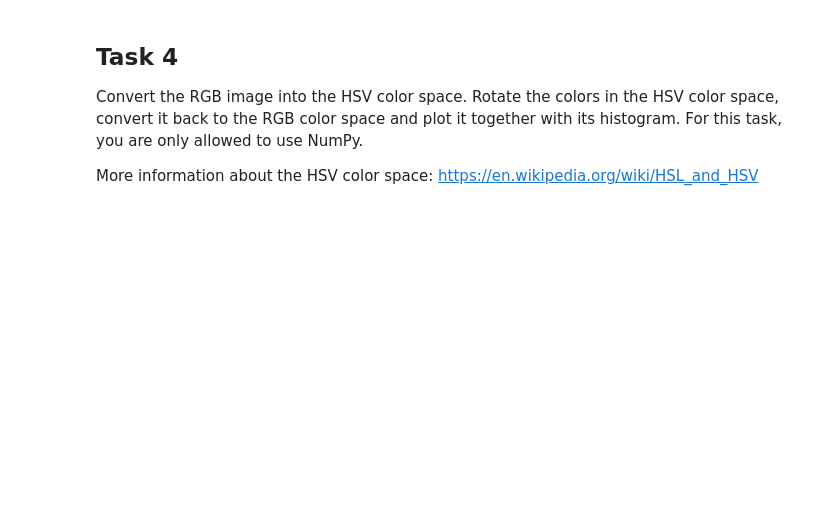
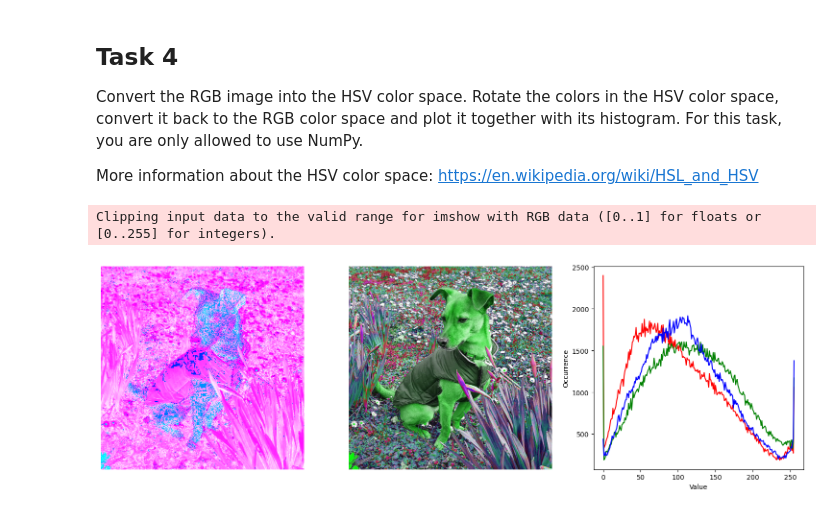
Before and after one commit to vislearn/3dcv-students, a Jupyter notebook: 1.0-tl-scientific-python.ipynb, the cells around one changed output. Drawn from its saved outputs; the diff is of its cells as text; code cells hidden in the pictures; blank space fills up the shorter version.

```diff
--- a/1.0-tl-scientific-python.ipynb
+++ b/1.0-tl-scientific-python.ipynb
@@ -168,14 +280,30 @@ def hsv2rgb(image):
 # %%
 # Change the color space from rgb to hsv and plot it
 image_hsv = rgb2hsv(image)
+# plot image
+fig, axes = plt.subplots(1, 3, figsize=(15, 5))
+axes[0].imshow(image_hsv)
+axes[0].axis("off")
 
-# TODO: plot image
+# Rotate the colors in hsv color space
+image_hsv[:,:,0] = (image_hsv[:,:,0] + 120) % 360
 
+# Now, convert it back from HSV to RGB and plot it
+image_rgb = hsv2rgb(image_hsv)
+axes[1].imshow(image_rgb)
+axes[1].axis("off")
 
-# TODO: Rotate the colors in hsv color space
-
-
-# TODO: Now, convert it back from HSV to RGB and plot it
-
-
-# TODO: Plot the color histogram of the inverted rgb image
+# Plot the color histogram of the inverted rgb image
+red_histogram, _ = skimage.exposure.histogram(image_rgb[:,:,0])
+green_histogram, _ = skimage.exposure.histogram(image_rgb[:,:,1])
+blue_histogram, _ = skimage.exposure.histogram(image_rgb[:,:,2])
+axes[2].plot(red_histogram, color='red')
+axes[2].plot(green_histogram, color='green')
+axes[2].plot(blue_histogram, color='blue')
+axes[2].set_xlabel("Value")
+axes[2].set_ylabel("Occurrence")
+plt.tight_layout()
+plt.show()
+# %% [output]
+Clipping input data to the valid range for imshow with RGB data ([0..1] for floats or [0..255] for integers).
+[figure, added]
```
Also changed, not shown: parts of 7 cells of this notebook, 1 other file.
